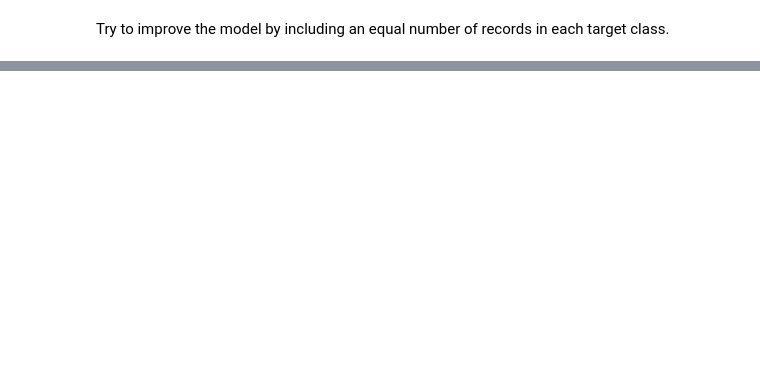
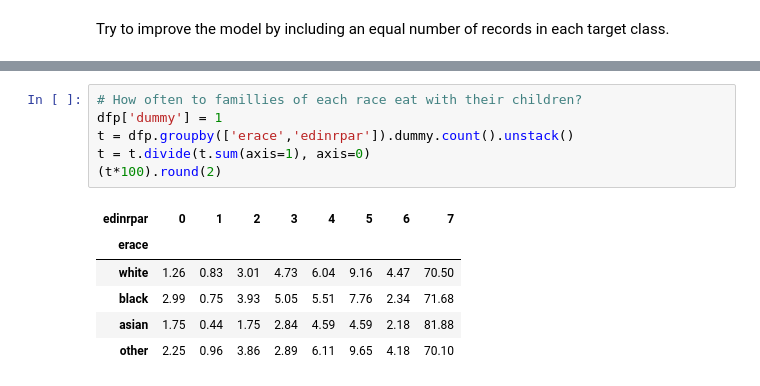
Before and after one commit to metatab-packages/inequality, a Jupyter notebook: Notebooks/07 SIPP Poverty.ipynb, the cells around one changed output, grey strips where cells are left out. Saved outputs shown, nothing was run; the diff lists cells and outputs as text; blank space fills up the shorter version.

```diff
--- a/Notebooks/07 SIPP Poverty.ipynb
+++ b/Notebooks/07 SIPP Poverty.ipynb
@@ -324,0 +324,13 @@ weighted avg       0.87      0.75      0.80     16710
+# %%
+# How often to famillies of each race eat with their children?
+dfp['dummy'] = 1
+t = dfp.groupby(['erace','edinrpar']).dummy.count().unstack()
+t = t.divide(t.sum(axis=1), axis=0)
+(t*100).round(2)
+# %% [output]
+| edinrpar | 0 | 1 | 2 | 3 | 4 | 5 | 6 | 7 |
+| erace |  |  |  |  |  |  |  |  |
+| white | 1.26 | 0.83 | 3.01 | 4.73 | 6.04 | 9.16 | 4.47 | 70.50 |
+| black | 2.99 | 0.75 | 3.93 | 5.05 | 5.51 | 7.76 | 2.34 | 71.68 |
+| asian | 1.75 | 0.44 | 1.75 | 2.84 | 4.59 | 4.59 | 2.18 | 81.88 |
+| other | 2.25 | 0.96 | 3.86 | 2.89 | 6.11 | 9.65 | 4.18 | 70.10 |
```
Also changed, not shown: parts of 17 cells of this notebook, 4 other files.
